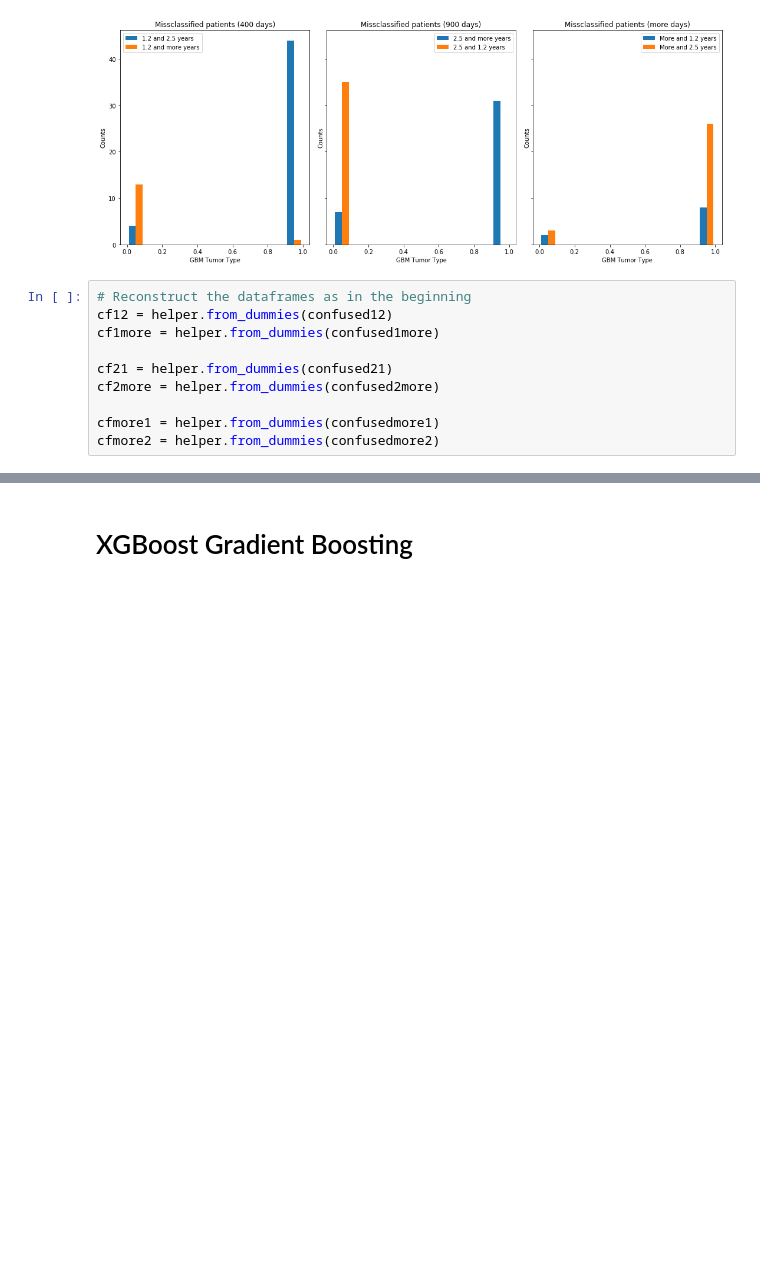
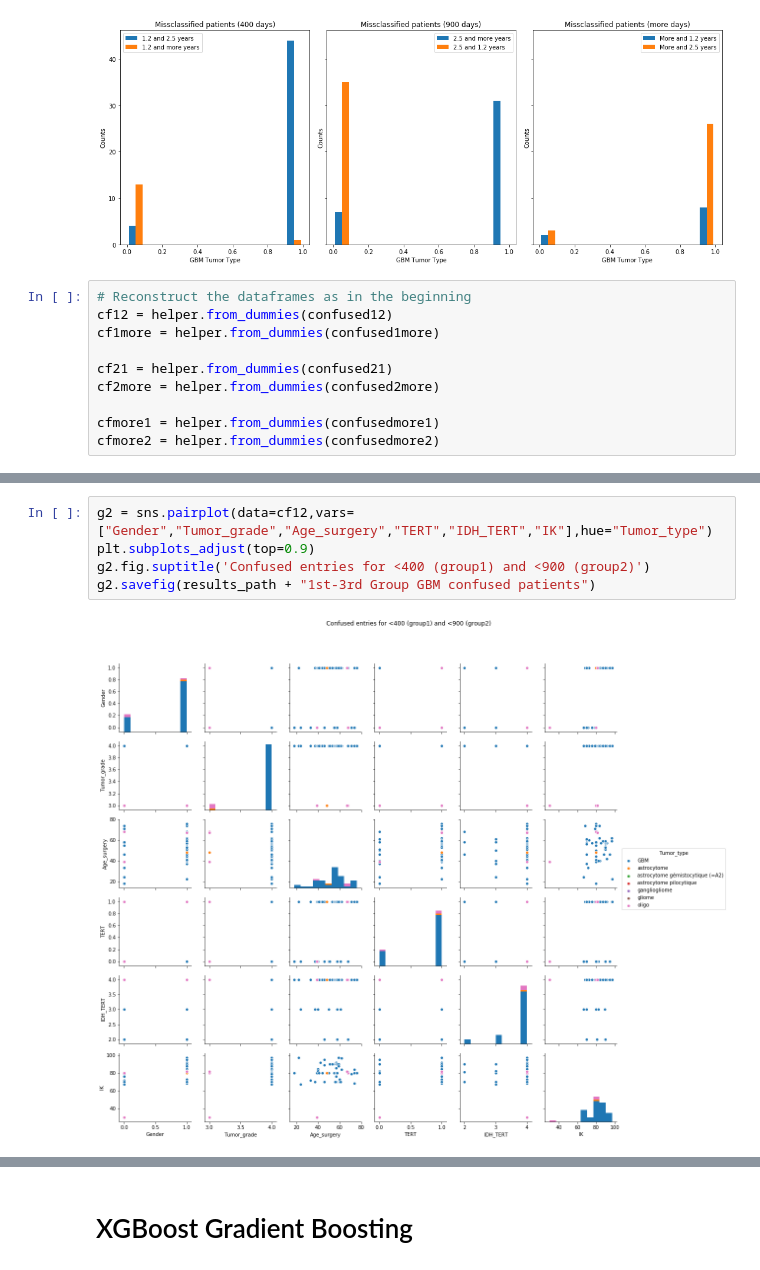
Before and after one commit to patricieni/ICM, a Jupyter notebook: code/notebooks/Modelling and Data Exploration.ipynb, the cells around one changed output, grey strips where cells are left out. Drawn from its saved outputs; the diff is of its cells as text; blank space fills up the shorter version.

```diff
--- a/code/notebooks/Modelling and Data Exploration.ipynb
+++ b/code/notebooks/Modelling and Data Exploration.ipynb
@@ -393,0 +376,7 @@ g6.savefig(results_path + "3rd-2nd Group GBM confused patients")
+# %%
+g2 = sns.pairplot(data=cf12,vars=["Gender","Tumor_grade","Age_surgery","TERT","IDH_TERT","IK"],hue="Tumor_type")
+plt.subplots_adjust(top=0.9)
+g2.fig.suptitle('Confused entries for <400 (group1) and <900 (group2)')
+g2.savefig(results_path + "1st-3rd Group GBM confused patients")
+# %% [output]
+[figure, added]
```
Also changed, not shown: parts of 10 cells of this notebook.
